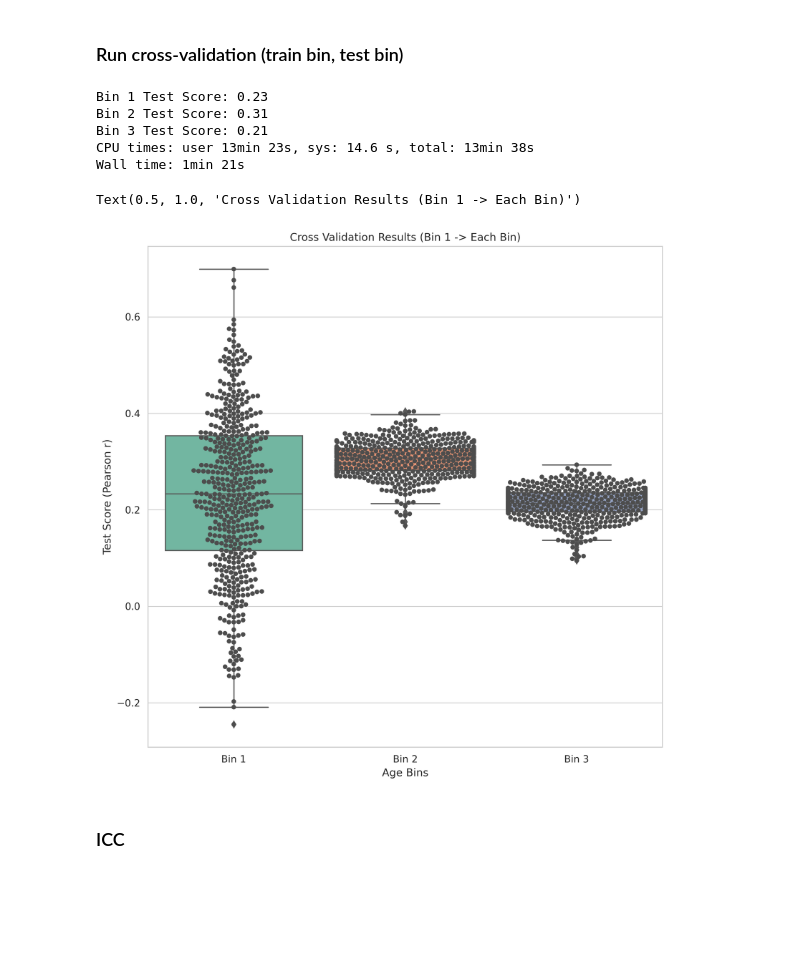
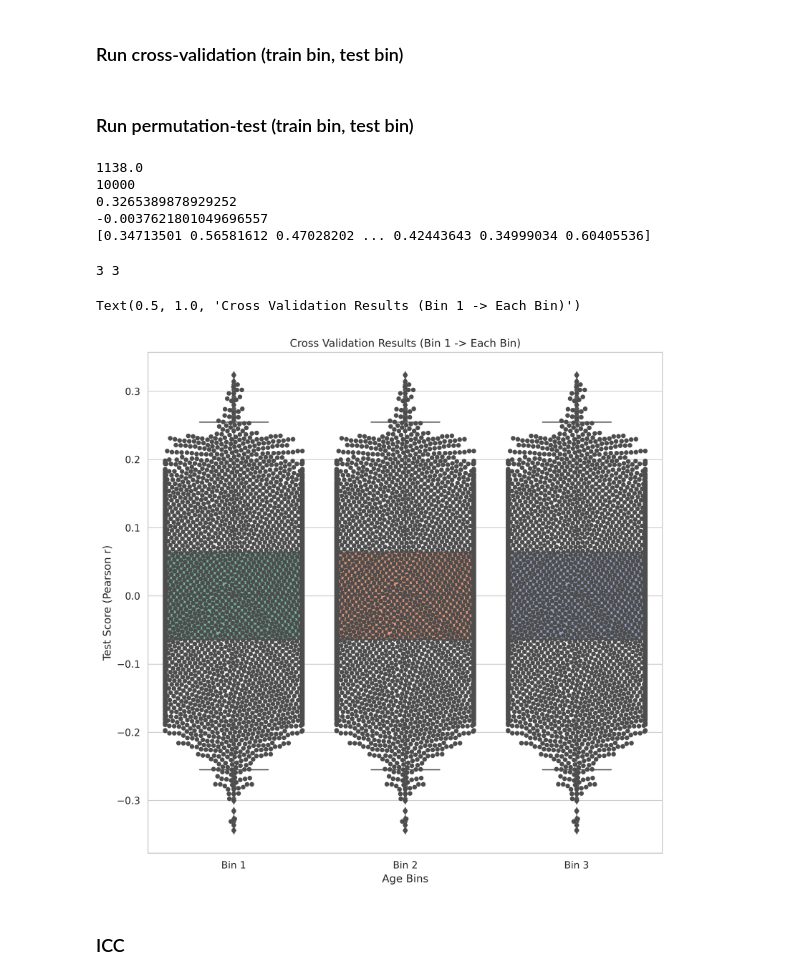
Before and after one commit to Brian-Pho/MSc_Research-Project, a Jupyter notebook: src/Models/Cross Prediction/Age.ipynb, the cells around one changed output. Cells and saved outputs as stored; diff of their text form; code cells hidden in the pictures; blank space fills up the shorter version.

```diff
--- a/src/Models/Cross Prediction/Age.ipynb
+++ b/src/Models/Cross Prediction/Age.ipynb
@@ -109,30 +68,4 @@ Wall time: 4min 12s
 # %% [markdown]
 ### Run cross-validation (train bin, test bin)
-# %%
-%%time
-bin_1_test, bin_2_test, bin_3_test = [], [], []
-bin_test_scores = [bin_1_test, bin_2_test, bin_3_test]
-bin_test_labels = ['Bin 1', 'Bin 2', 'Bin 3']
-selected_bin = bin_1
-coefs = []
-
-for bin_idx in rkf.split(selected_bin[0]):
-    X_train, X_test = selected_bin[0][bin_idx[0]], selected_bin[0][bin_idx[1]]
-    y_train, y_test = selected_bin[1][bin_idx[0]], selected_bin[1][bin_idx[1]]
-
-    pipe = make_pipeline(StandardScaler(), PLSRegression(n_components=4))
-    pipe.fit(X_train, y_train)
-    coefs.append(pipe['plsregression'].coef_)
-
-    bin_1_test.append(pls_scorer(pipe, X_test, y_test))
-    bin_2_test.append(pls_scorer(pipe, bin_2[0], bin_2[1]))
-    bin_3_test.append(pls_scorer(pipe, bin_3[0], bin_3[1]))
-
-for bin_label, bin_score in zip(bin_test_labels, bin_test_scores):
-    print(f'{bin_label} Test Score: {np.mean(bin_score):.2f}')
-# %% [output]
-Bin 1 Test Score: 0.23
-Bin 2 Test Score: 0.31
-Bin 3 Test Score: 0.21
-CPU times: user 13min 23s, sys: 14.6 s, total: 13min 38s
-Wall time: 1min 21s
+# %% [markdown]
+### Run permutation-test (train bin, test bin)
@@ -139,14 +87,37 @@ Wall time: 1min 21s
+# %%
+print((np.sum(results[3] >= np.mean(results[1])) + 1.0))
+print(100 * 100)
+print(np.mean(results[1]))
+print(np.mean(results[3]))
+print(np.array(results[3])[results[3] >= np.mean(results[1])])
+# %% [output]
+1138.0
+10000
+0.3265389878929252
+-0.0037621801049696557
+[0.34713501 0.56581612 0.47028202 ... 0.42443643 0.34999034 0.60405536]
 # %%
-results = pd.DataFrame(dict(zip(bin_test_labels, bin_test_scores)))
+display_scores = []
+# for bin_score in bin_test_scores:
+#     display_scores.append([s['p_value'] for s in bin_score])
+for _ in bin_test_labels:
+    temp = []
+    temp.append([s[1] for s in bin_score])
+    temp = np.array(temp).flatten()
+    display_scores.append(temp)
+
+# print(len(bin_test_labels), len(display_scores))
+results = pd.DataFrame(dict(zip(bin_test_labels, display_scores)))
 
 ax = sns.boxplot(data=results, palette="Set2")
 ax = sns.swarmplot(data=results, color="0.3", order=bin_test_labels)
 ax.set_ylabel('Test Score (Pearson r)')
 ax.set_xlabel('Age Bins')
 ax.set_title('Cross Validation Results (Bin 1 -> Each Bin)')
 # %% [output]
-Text(0.5, 1.0, 'Cross Validation Results (Bin 1 -> Each Bin)')
+3 3
+Text(0.5, 1.0, 'Cross Validation Results (Bin 1 -> Each Bin)')
-[figure, old version]
+[figure, new version]
 # %%
 bin_1_coefs = coefs.copy()
 # %%
```
Also changed, not shown: parts of 9 cells of this notebook, 1 other file.
